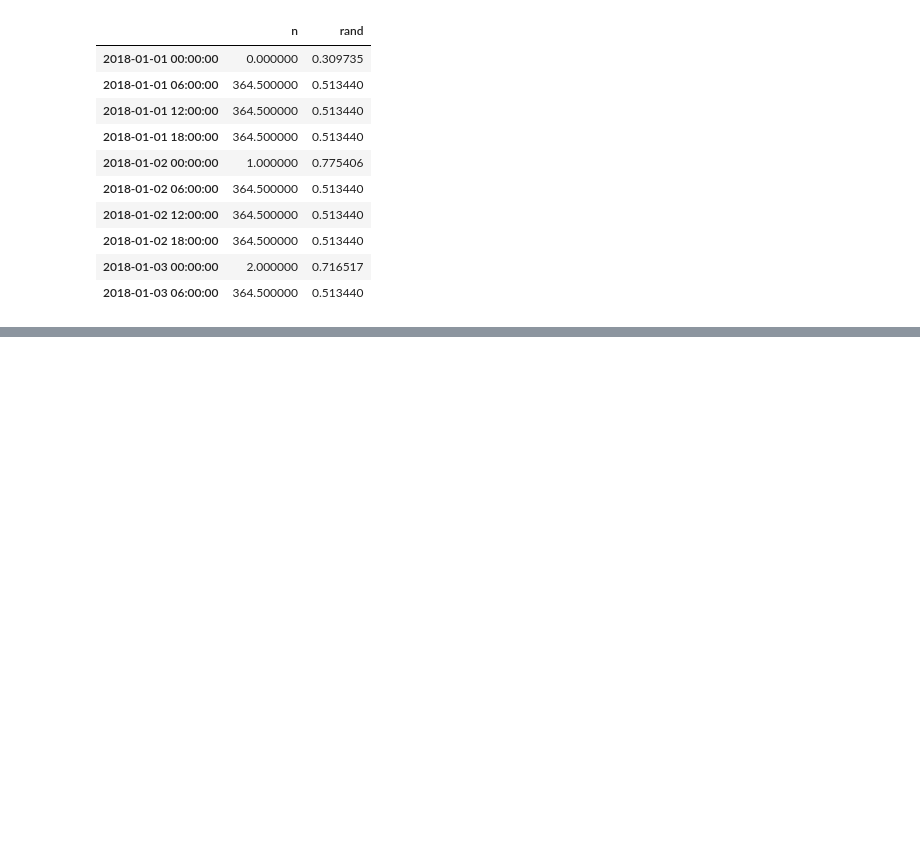
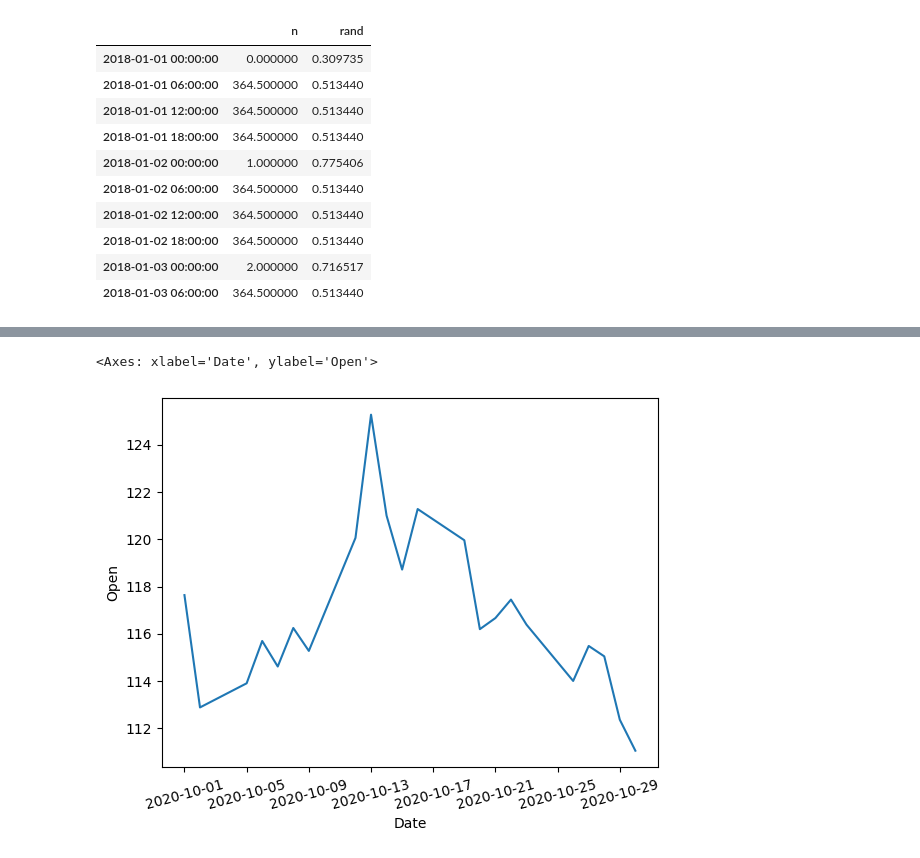
Before and after one commit to DeerBay/Data-Processing-Julia-Sjoholm, a Jupyter notebook: Code-Alongs/L017_Timeseries.ipynb, the cells around one changed output, grey strips where cells are left out. Saved outputs shown, nothing was run; the diff lists cells and outputs as text; code cells hidden in the pictures; blank space fills up the shorter version.

```diff
--- a/Code-Alongs/L017_Timeseries.ipynb
+++ b/Code-Alongs/L017_Timeseries.ipynb
@@ -147,0 +150,9 @@ Resampled using '6H'
+# %%
+apple = pd.read_csv("../Data/HistoricalData_Apple.csv", parse_dates=["Date"], index_col="Date")
+apple.rename(columns={'Close/Last': 'Close'}, inplace=True)
+
+to_int_columns = ["Close", "Open", "High", "Low"]
+apple[to_int_columns] = apple[to_int_columns].map(lambda value: value.replace("$", "")).astype("float64")
+
+apple.sort_index(inplace=True)
+apple
@@ -147,0 +197,12 @@ Resampled using '6H'
+# %%
+import seaborn as sns
+import matplotlib.pyplot as plt
+
+data = apple.loc["2020-10"]
+#data = apple.loc["2020"].resample("M").mean()
+#data = apple.resample("QS").mean()
+plt.xticks(rotation=15)
+sns.lineplot(data=data, x=data.index, y="Open")
+# %% [output]
+<Axes: xlabel='Date', ylabel='Open'>
+[figure, added]
```
Also changed, not shown: parts of 4 cells of this notebook, 1 other file.
